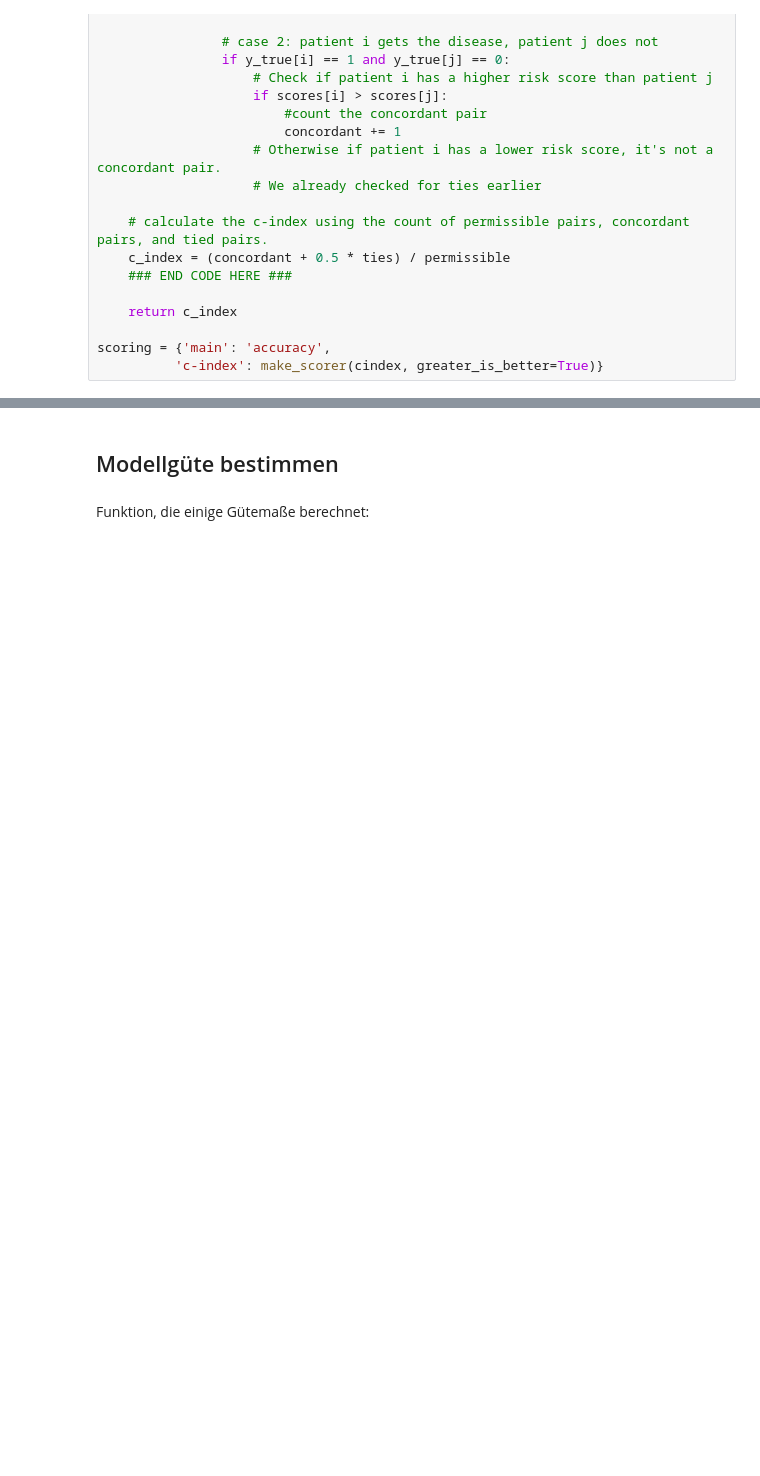
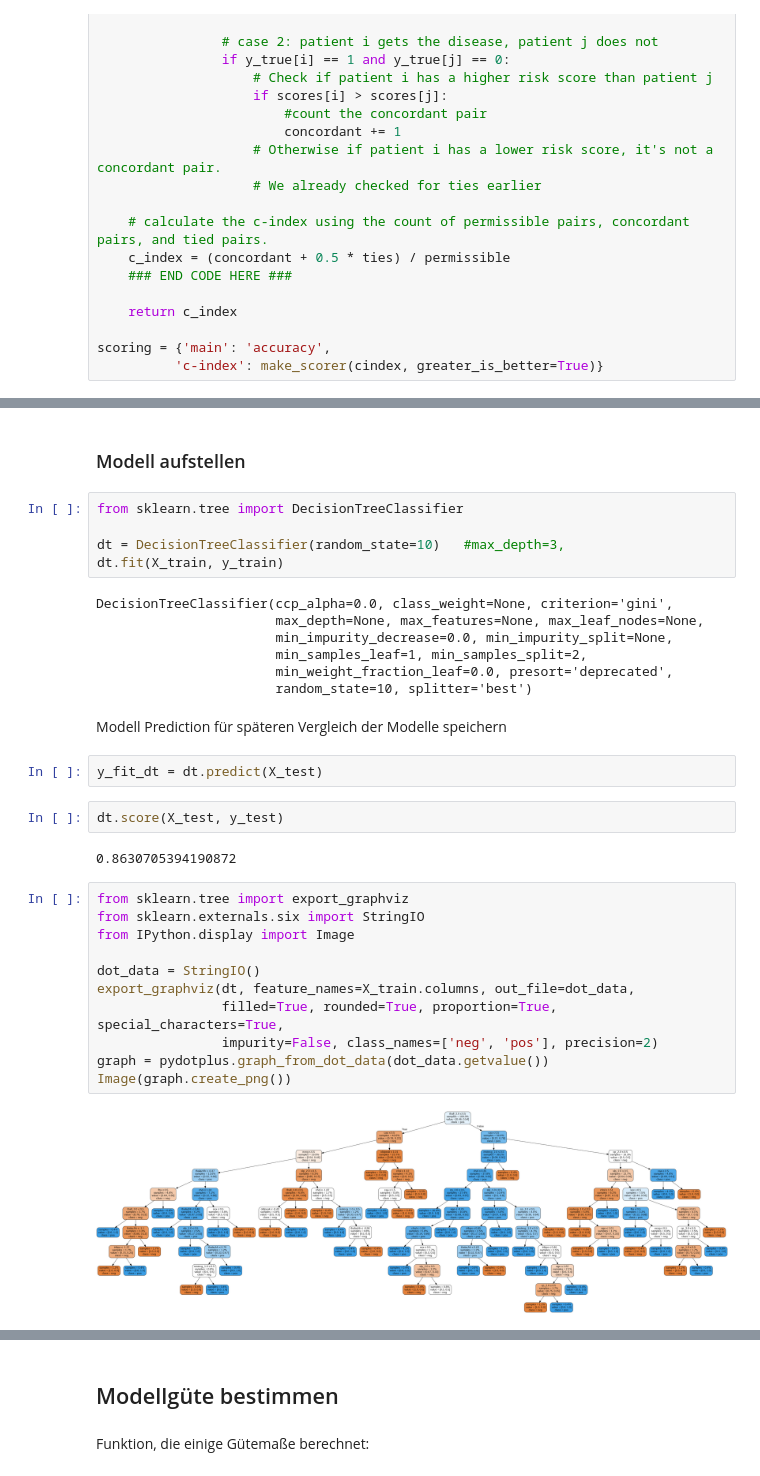
Before and after one commit to DeamonAmelie/heart, a Jupyter notebook: playwithdata.ipynb, the cells around one changed output, grey strips where cells are left out. Drawn from its saved outputs; the diff is of its cells as text; blank space fills up the shorter version.

```diff
--- a/playwithdata.ipynb
+++ b/playwithdata.ipynb
@@ -567,0 +586,35 @@ svm_c_index = c_grid.best_score_
+# %% [markdown]
+### Modell aufstellen
+# %%
+from sklearn.tree import DecisionTreeClassifier
+
+dt = DecisionTreeClassifier(random_state=10)   #max_depth=3,
+dt.fit(X_train, y_train)
+# %% [output]
+DecisionTreeClassifier(ccp_alpha=0.0, class_weight=None, criterion='gini',
+                       max_depth=None, max_features=None, max_leaf_nodes=None,
+                       min_impurity_decrease=0.0, min_impurity_split=None,
+                       min_samples_leaf=1, min_samples_split=2,
+                       min_weight_fraction_leaf=0.0, presort='deprecated',
+                       random_state=10, splitter='best')
+# %% [markdown]
+Modell Prediction für späteren Vergleich der Modelle speichern
+# %%
+y_fit_dt = dt.predict(X_test)
+# %%
+dt.score(X_test, y_test)
+# %% [output]
+0.8630705394190872
+# %%
+from sklearn.tree import export_graphviz
+from sklearn.externals.six import StringIO
+from IPython.display import Image
+
+dot_data = StringIO()
+export_graphviz(dt, feature_names=X_train.columns, out_file=dot_data,
+                filled=True, rounded=True, proportion=True, special_characters=True,
+                impurity=False, class_names=['neg', 'pos'], precision=2)
+graph = pydotplus.graph_from_dot_data(dot_data.getvalue())
+Image(graph.create_png())
+# %% [output]
+[figure, added]
```
Also changed, not shown: parts of 31 cells of this notebook.
